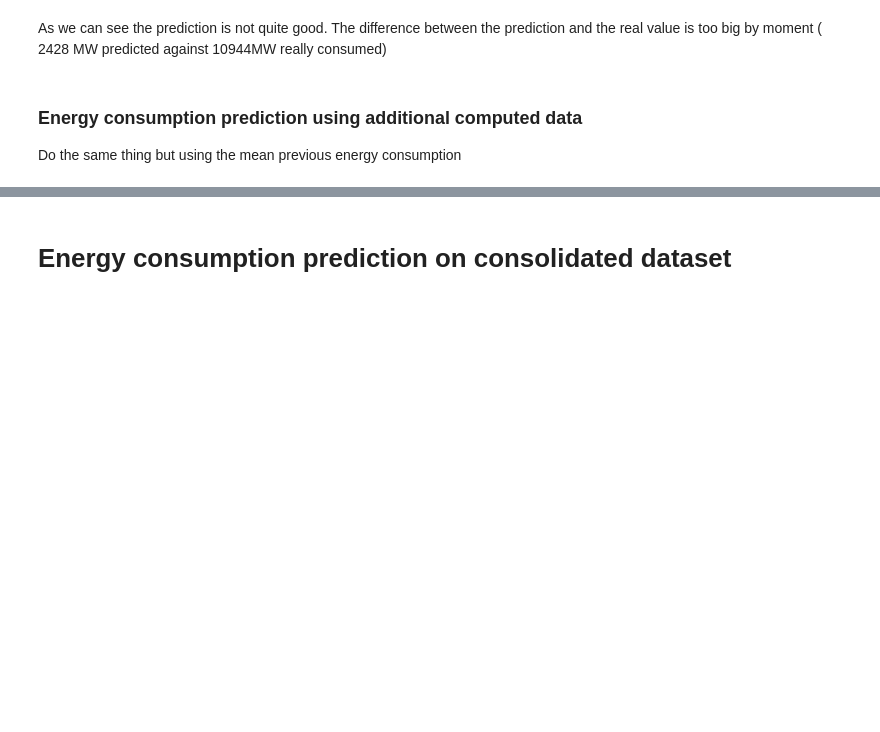
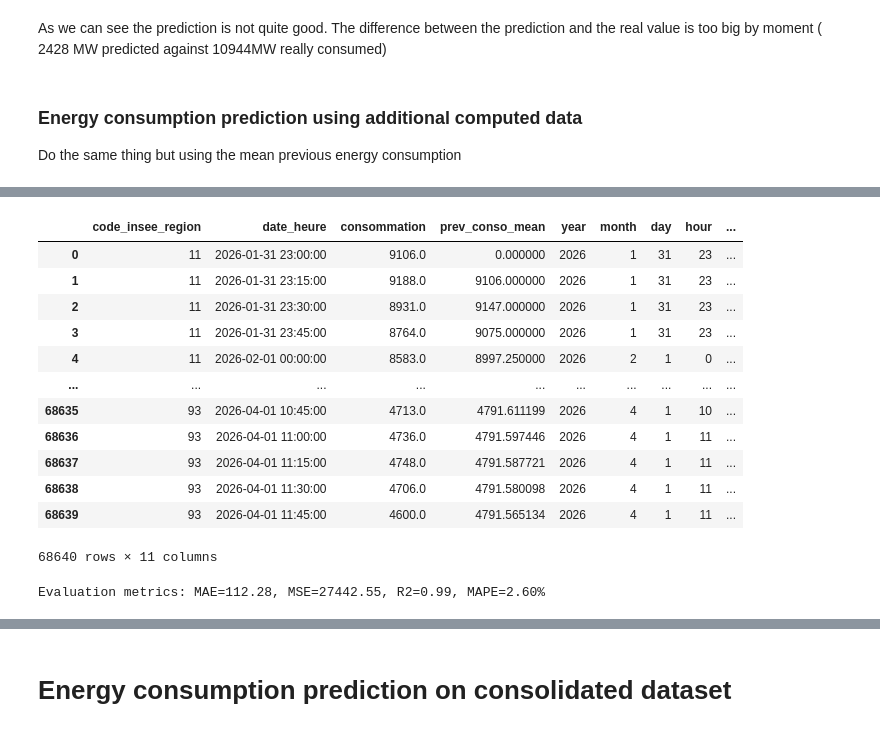
Before and after one commit to ThibaultMer/mix_energy, a Jupyter notebook: notebook/predict.ipynb, the cells around one changed output, grey strips where cells are left out. Saved outputs shown, nothing was run; the diff lists cells and outputs as text; code cells hidden in the pictures; blank space fills up the shorter version.

Commit message:
Strengthen the prediction

```diff
--- a/notebook/predict.ipynb
+++ b/notebook/predict.ipynb
@@ -338,0 +403,35 @@ Instead to compute the mean consumption value from the first entry until t-1, we
+# %%
+df_use["prev_conso_mean_m"] = df_use.apply(compute_prev_conso_mean_m,axis=1)
+
+df_use
+# %% [output]
+|  | code_insee_region | date_heure | consommation | prev_conso_mean | year | month | day | hour | ... |
+| 0 | 11 | 2026-01-31 23:00:00 | 9106.0 | 0.000000 | 2026 | 1 | 31 | 23 | ... |
+| 1 | 11 | 2026-01-31 23:15:00 | 9188.0 | 9106.000000 | 2026 | 1 | 31 | 23 | ... |
+| 2 | 11 | 2026-01-31 23:30:00 | 8931.0 | 9147.000000 | 2026 | 1 | 31 | 23 | ... |
+| 3 | 11 | 2026-01-31 23:45:00 | 8764.0 | 9075.000000 | 2026 | 1 | 31 | 23 | ... |
+| 4 | 11 | 2026-02-01 00:00:00 | 8583.0 | 8997.250000 | 2026 | 2 | 1 | 0 | ... |
+| ... | ... | ... | ... | ... | ... | ... | ... | ... | ... |
+| 68635 | 93 | 2026-04-01 10:45:00 | 4713.0 | 4791.611199 | 2026 | 4 | 1 | 10 | ... |
+| 68636 | 93 | 2026-04-01 11:00:00 | 4736.0 | 4791.597446 | 2026 | 4 | 1 | 11 | ... |
+| 68637 | 93 | 2026-04-01 11:15:00 | 4748.0 | 4791.587721 | 2026 | 4 | 1 | 11 | ... |
+| 68638 | 93 | 2026-04-01 11:30:00 | 4706.0 | 4791.580098 | 2026 | 4 | 1 | 11 | ... |
+| 68639 | 93 | 2026-04-01 11:45:00 | 4600.0 | 4791.565134 | 2026 | 4 | 1 | 11 | ... |
+68640 rows × 11 columns
+# %%
+# year is not useful because in tr dataset there is only one year
+df_base = df_use.drop(columns=["consommation","date_heure","year"])
+to_predict = df_use["consommation"]
+
+X_train, X_test, y_train, y_test = train_test_split(df_base,to_predict,random_state=42)
+
+X_train_scaled,X_test_scaled = preprocess_data(preprocessor,X_train,X_test)
+
+lnr_model3 = LinearRegression()
+
+lnr_model3.fit(X_train_scaled,y_train)
+y_pred = lnr_model3.predict(X_test_scaled)
+
+metrics3 = evaluate_model(y_test=y_test,y_pred=y_pred)
+# %% [output]
+Evaluation metrics: MAE=112.28, MSE=27442.55, R2=0.99, MAPE=2.60%
```
Also changed, not shown: parts of 13 cells of this notebook.
